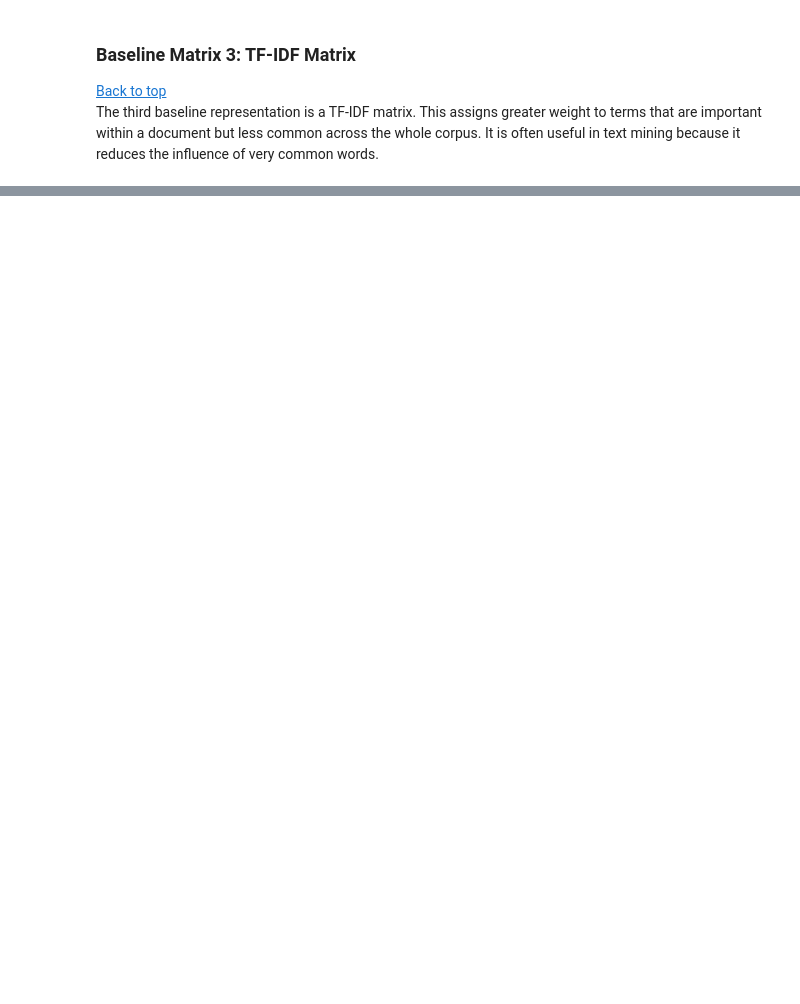
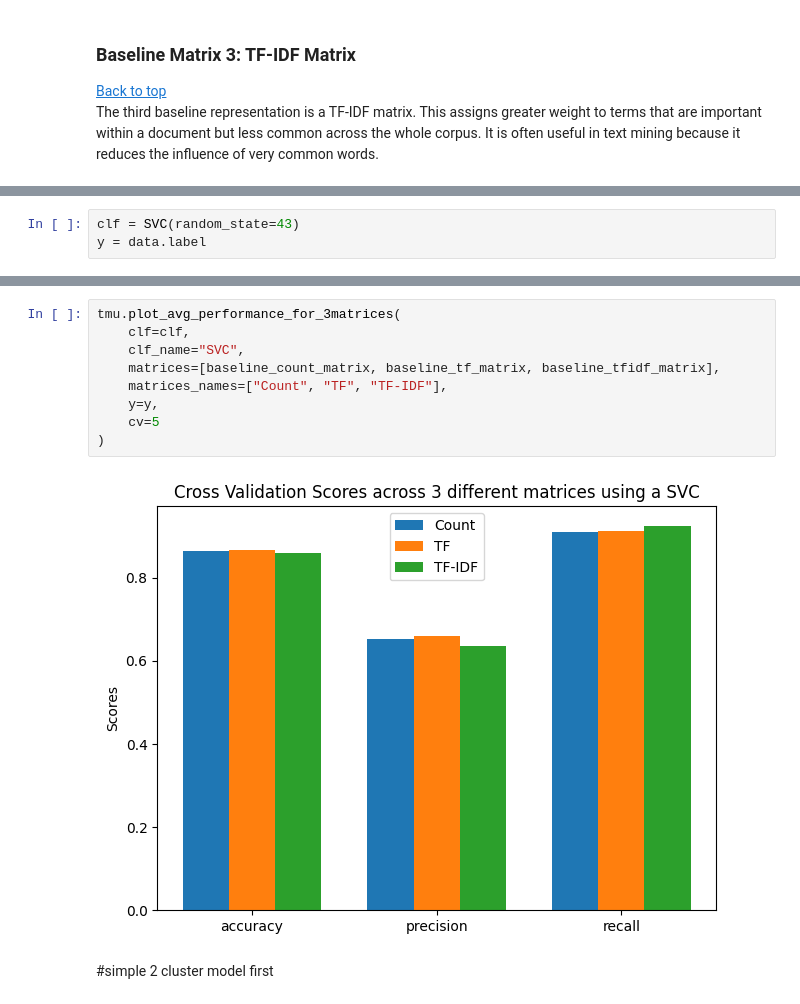
Before and after one commit to Sib26-cyber/TextAnalysis-assignment, a Jupyter notebook: Report_HPR.ipynb, the cells around one changed output, grey strips where cells are left out. Cells and saved outputs as stored; diff of their text form; blank space fills up the shorter version.

```diff
--- a/Report_HPR.ipynb
+++ b/Report_HPR.ipynb
@@ -269,0 +450,3 @@ matrix_dims = pd.DataFrame({
+# %%
+clf = SVC(random_state=43)
+y = data.label
@@ -269,0 +497,13 @@ matrix_dims = pd.DataFrame({
+# %%
+tmu.plot_avg_performance_for_3matrices(
+    clf=clf,
+    clf_name="SVC",
+    matrices=[baseline_count_matrix, baseline_tf_matrix, baseline_tfidf_matrix],
+    matrices_names=["Count", "TF", "TF-IDF"],
+    y=y,
+    cv=5
+)
+# %% [output]
+[figure, added]
+# %% [markdown]
+#simple 2 cluster model first
```
Also changed, not shown: parts of 37 cells of this notebook.
